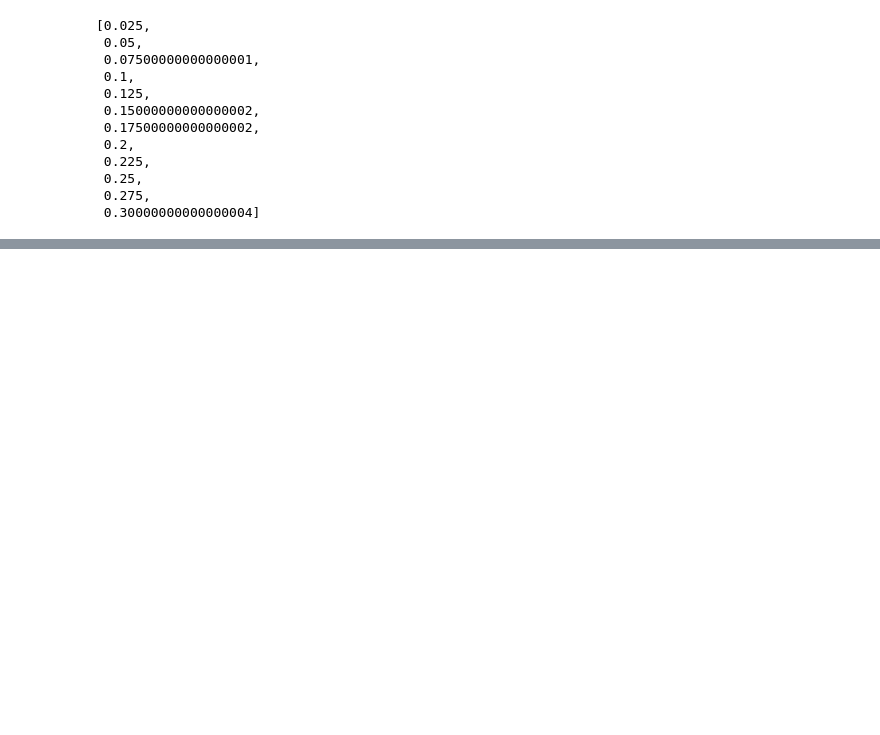
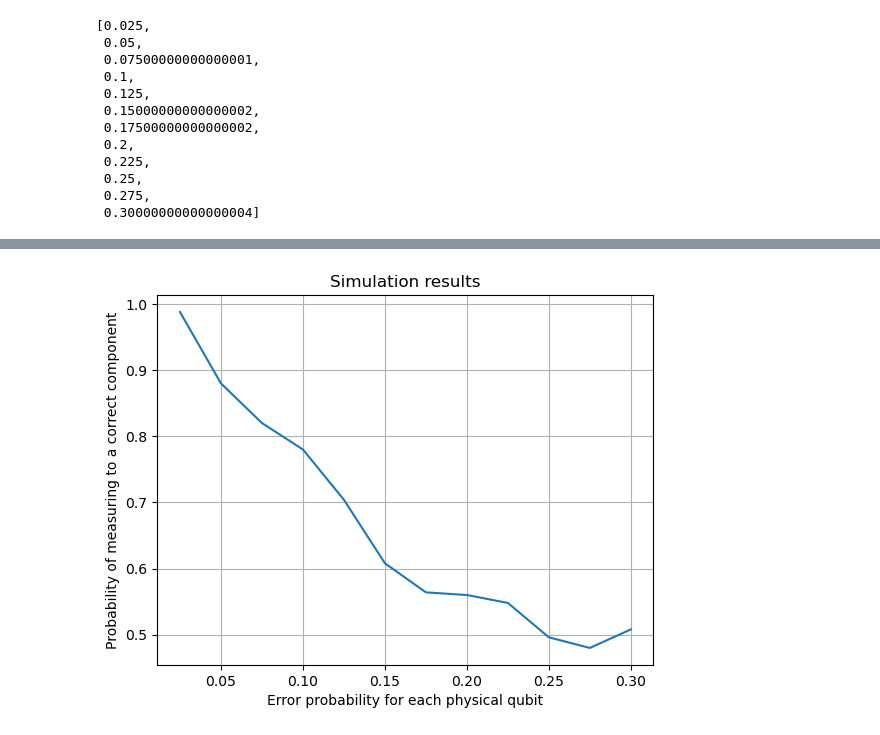
Before and after one commit to adn1995/five-qubit-ecc, a Jupyter notebook: simulation.ipynb, the cells around one changed output, grey strips where cells are left out. Drawn from its saved outputs; the diff is of its cells as text; code cells hidden in the pictures; blank space fills up the shorter version.

```diff
--- a/simulation.ipynb
+++ b/simulation.ipynb
@@ -44,0 +50,9 @@ plt.plot(*zip(*sorted(more_results.items())))
+# %%
+plt.plot(*zip(*sorted(more_results.items())))
+plt.xlabel("Error probability for each physical qubit")
+plt.ylabel("Probability of measuring to a correct component")
+plt.title("Simulation results")
+plt.grid(True)
+plt.show()
+# %% [output]
+[figure, added]
```
Also changed, not shown: parts of 4 cells of this notebook.
